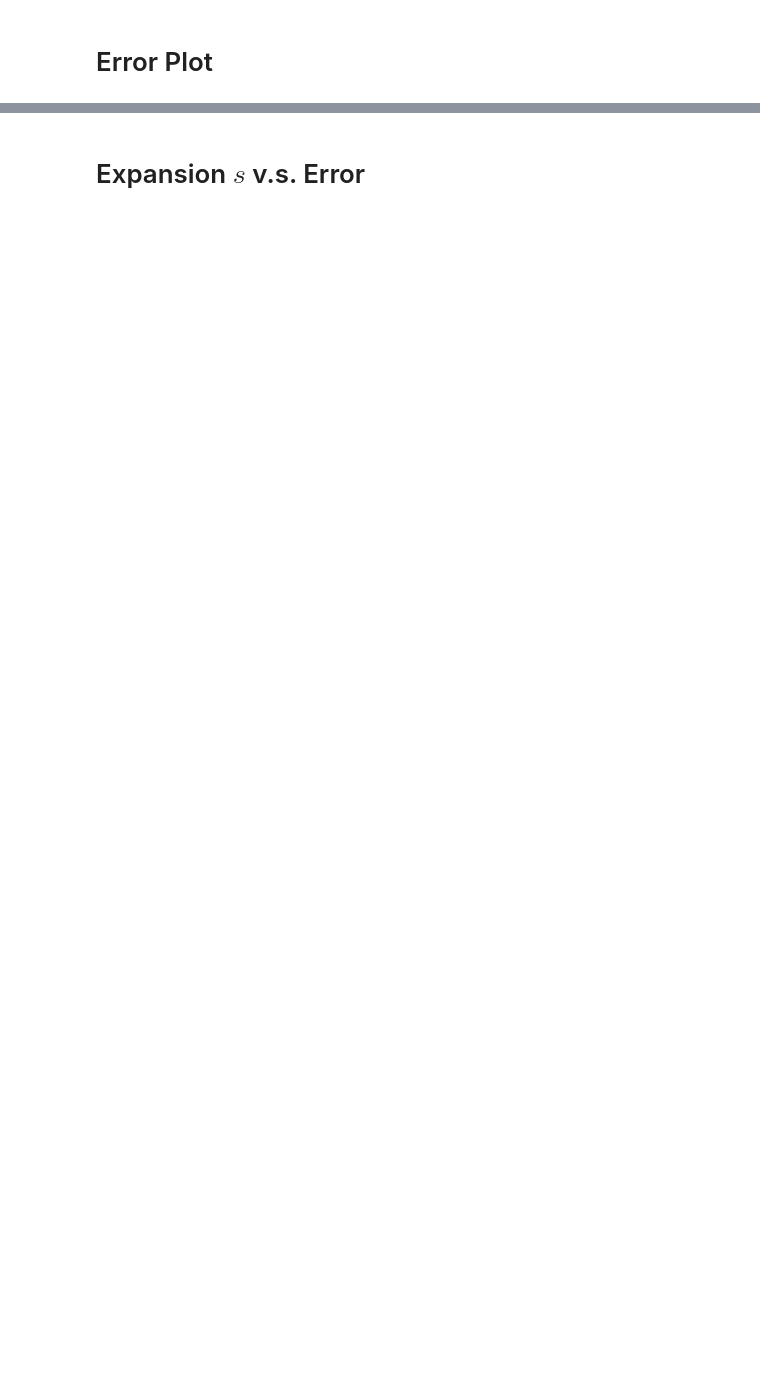
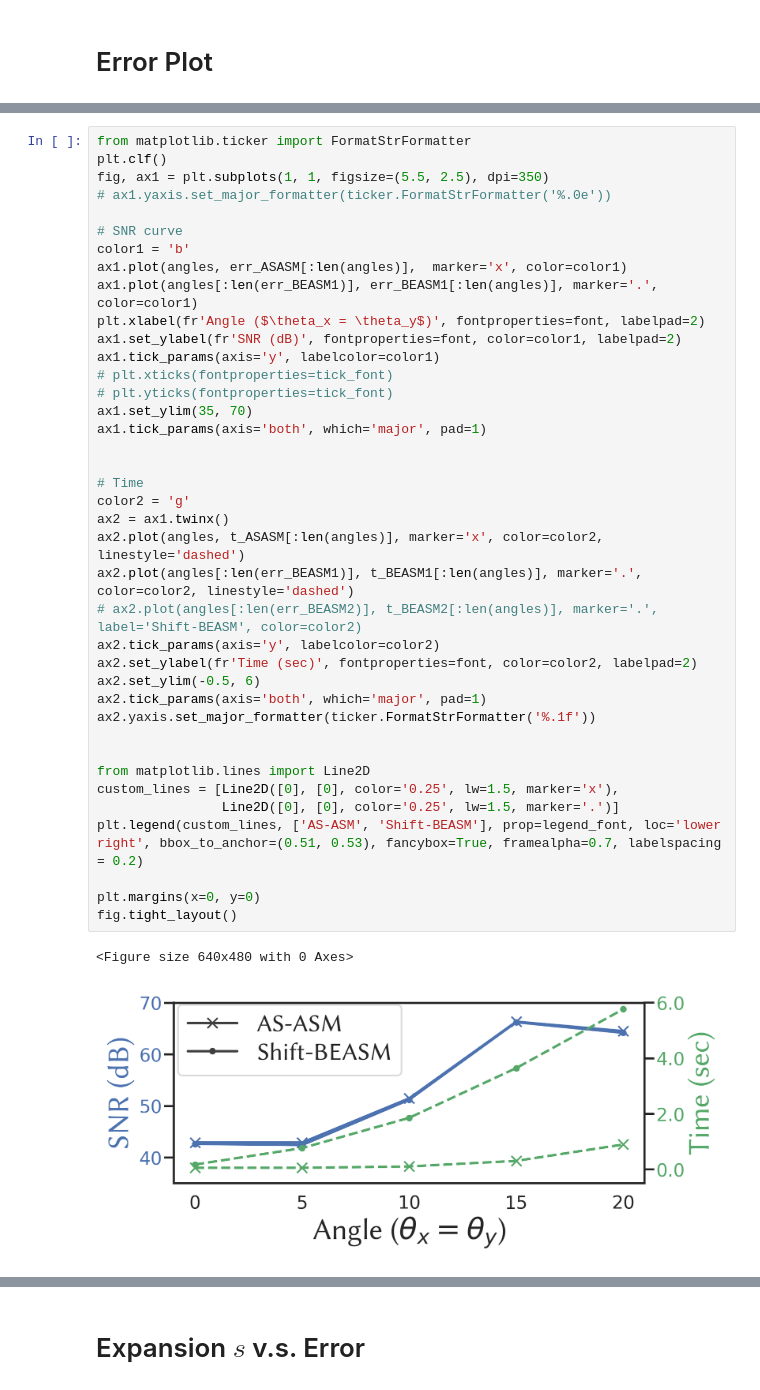
Before and after one commit to whywww/ASASM, a Jupyter notebook: figures.ipynb, the cells around one changed output, grey strips where cells are left out. Cells and saved outputs as stored; diff of their text form; blank space fills up the shorter version.

```diff
--- a/figures.ipynb
+++ b/figures.ipynb
@@ -96,3 +144,45 @@ err_ASASM = np.array(err_ASASM)
+# %%
+from matplotlib.ticker import FormatStrFormatter
+plt.clf()
+fig, ax1 = plt.subplots(1, 1, figsize=(5.5, 2.5), dpi=350)
+# ax1.yaxis.set_major_formatter(ticker.FormatStrFormatter('%.0e'))
+
+# SNR curve
+color1 = 'b'
+ax1.plot(angles, err_ASASM[:len(angles)],  marker='x', color=color1)
+ax1.plot(angles[:len(err_BEASM1)], err_BEASM1[:len(angles)], marker='.', color=color1)
+plt.xlabel(fr'Angle ($\theta_x = \theta_y$)', fontproperties=font, labelpad=2)
+ax1.set_ylabel(fr'SNR (dB)', fontproperties=font, color=color1, labelpad=2)
+ax1.tick_params(axis='y', labelcolor=color1)
+# plt.xticks(fontproperties=tick_font)
+# plt.yticks(fontproperties=tick_font)
+ax1.set_ylim(35, 70)
+ax1.tick_params(axis='both', which='major', pad=1)
+
+
+# Time
+color2 = 'g'
+ax2 = ax1.twinx()
+ax2.plot(angles, t_ASASM[:len(angles)], marker='x', color=color2, linestyle='dashed')
+ax2.plot(angles[:len(err_BEASM1)], t_BEASM1[:len(angles)], marker='.', color=color2, linestyle='dashed')
+# ax2.plot(angles[:len(err_BEASM2)], t_BEASM2[:len(angles)], marker='.', label='Shift-BEASM', color=color2)
+ax2.tick_params(axis='y', labelcolor=color2)
+ax2.set_ylabel(fr'Time (sec)', fontproperties=font, color=color2, labelpad=2)
+ax2.set_ylim(-0.5, 6)
+ax2.tick_params(axis='both', which='major', pad=1)
+ax2.yaxis.set_major_formatter(ticker.FormatStrFormatter('%.1f'))
+
+
+from matplotlib.lines import Line2D
+custom_lines = [Line2D([0], [0], color='0.25', lw=1.5, marker='x'),
+                Line2D([0], [0], color='0.25', lw=1.5, marker='.')]
+plt.legend(custom_lines, ['AS-ASM', 'Shift-BEASM'], prop=legend_font, loc='lower right', bbox_to_anchor=(0.51, 0.53), fancybox=True, framealpha=0.7, labelspacing = 0.2)
+
+plt.margins(x=0, y=0)
+fig.tight_layout()
+# %% [output]
+<Figure size 640x480 with 0 Axes>
+[figure, added]
 # %%
 from matplotlib.ticker import FormatStrFormatter
 plt.clf()
```
Also changed, not shown: parts of 41 cells of this notebook, 9 other files.
